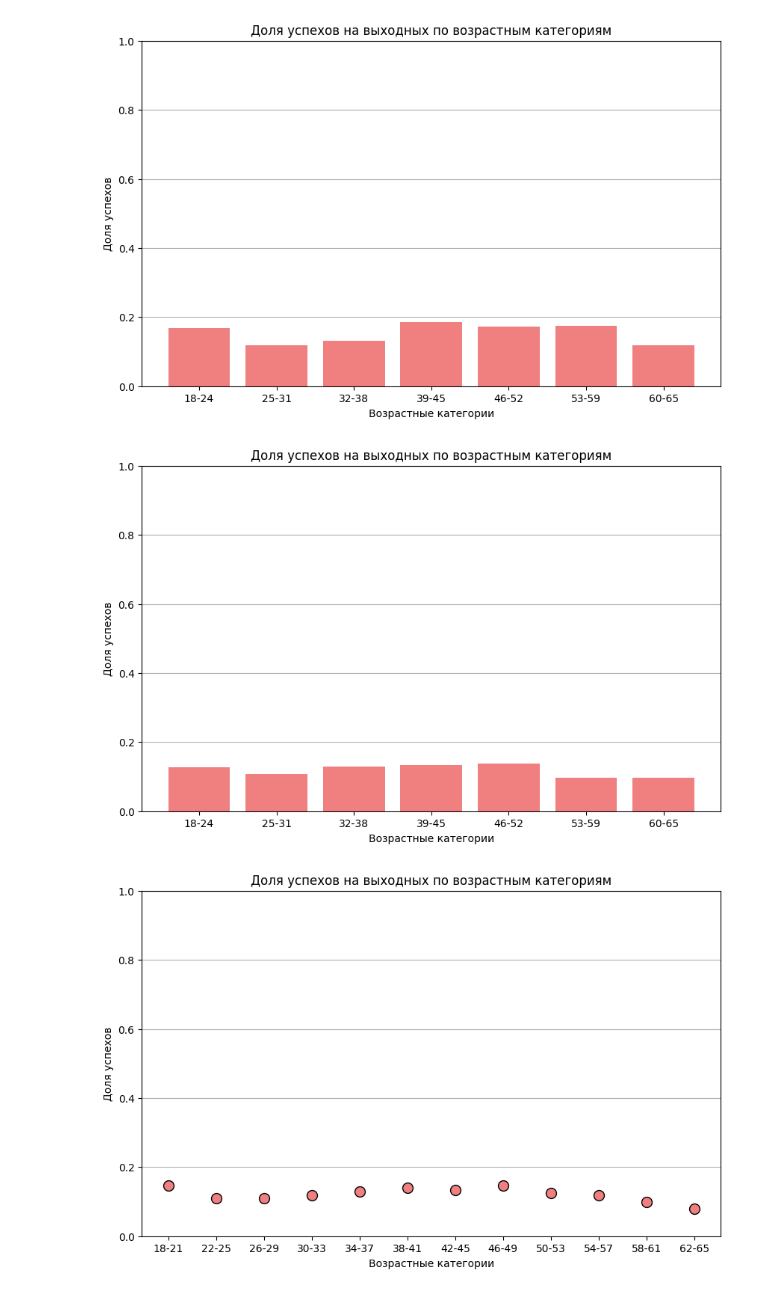
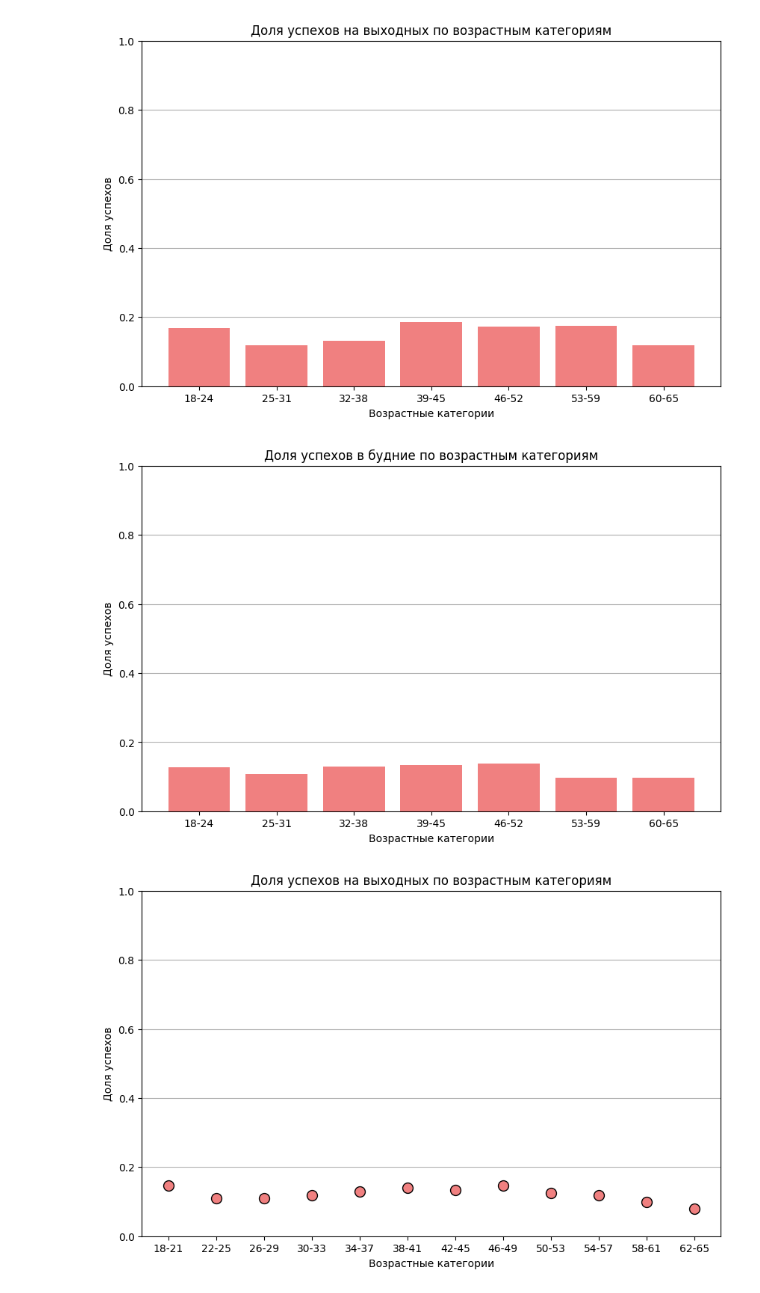
Before and after one commit to bygaga993/bread_dano_2024, a Jupyter notebook: visualization.ipynb, the cells around one changed output. Cells and saved outputs as stored; diff of their text form; code cells hidden in the pictures.

```diff
--- a/visualization.ipynb
+++ b/visualization.ipynb
@@ -374,20 +375,20 @@ plt.show()
 # %%
 weekend_data = df[df['is_holiday'] == 0]
 
 success_rate_weekend = weekend_data.groupby('age_cat')['flag_call_result'].mean().reset_index()
 
 success_rate_weekend.columns = ['age_cat', 'success_rate']
 
 plt.figure(figsize=(10, 6))
 plt.bar(success_rate_weekend['age_cat'], success_rate_weekend['success_rate'], color='lightcoral')
-plt.title('Доля успехов на выходных по возрастным категориям')
+plt.title('Доля успехов в будние по возрастным категориям')
 plt.xlabel('Возрастные категории')
 plt.ylabel('Доля успехов')
 plt.ylim(0, 1)
 plt.grid(axis='y')
 plt.show()
 # %% [output]
-[figure, old version]
+[figure, new version]
 # %%
 def age_category(age):
     if age < 22:
```
Also changed, not shown: parts of 10 cells of this notebook, 1 other file.
